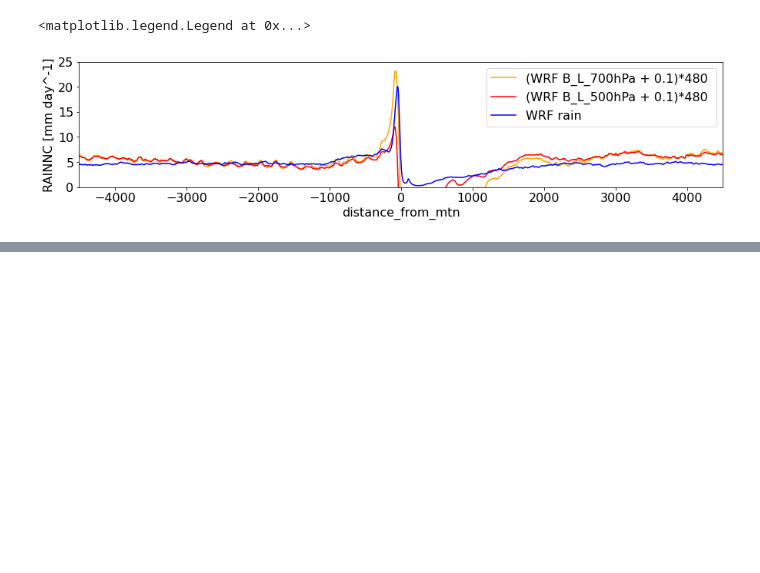
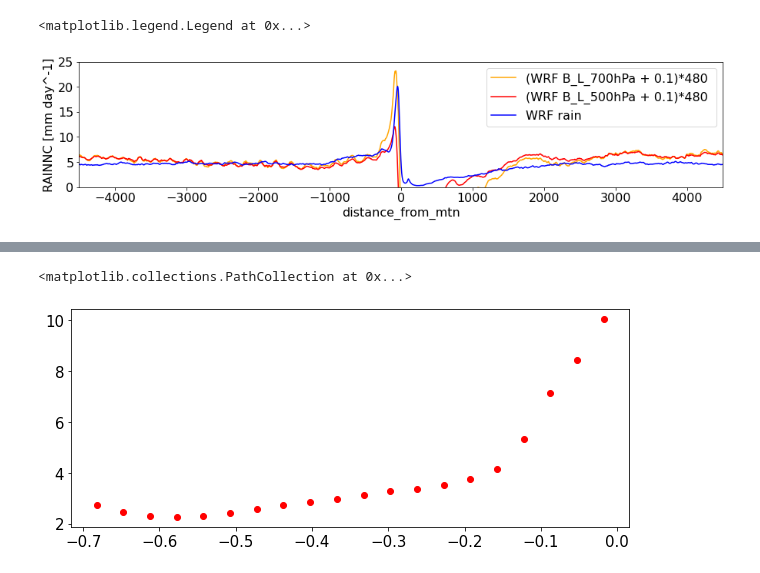
Before and after one commit to qnicolas/orographicPrecipitation, a Jupyter notebook: wrfProcessing/wrfDeepAhmedDiag.ipynb, the cells around one changed output, grey strips where cells are left out. Saved outputs shown, nothing was run; the diff lists cells and outputs as text; code cells hidden in the pictures; blank space fills up the shorter version.

```diff
--- a/wrfProcessing/wrfDeepAhmedDiag.ipynb
+++ b/wrfProcessing/wrfDeepAhmedDiag.ipynb
@@ -214,0 +320,8 @@ plt.legend()
+# %%
+W10S300.TB = W10S300.TEMP.isel(bottom_top=slice(0,9)).mean('bottom_top')
+#W12S300.TB = W12S300.TEMP.isel(bottom_top=slice(0,9)).mean('bottom_top')
+#W10S296.TB = W10S296.TEMP.isel(bottom_top=slice(0,9)).mean('bottom_top')
+# %%
+W10S300.QB = W10S300.Q.isel(bottom_top=slice(0,9)).mean('bottom_top')
+#W12S300.QB = W12S300.Q.isel(bottom_top=slice(0,9)).mean('bottom_top')
+#W10S296.QB = W10S296.Q.isel(bottom_top=slice(0,9)).mean('bottom_top')
@@ -214,0 +399,12 @@ plt.legend()
+# %%
+%%time
+W10S300.TL = xr.open_dataset(W10S300.path+'diags/wrf.TL.263days.nc').TEMP
+W10S300.QL = xr.open_dataset(W10S300.path+'diags/wrf.QL.263days.nc').QVAPOR
+W10S300.QLSTAR = xr.open_dataset(W10S300.path+'diags/wrf.QLSTAR.263days.nc').TEMP
+W10S300.TB = xr.open_dataset(W10S300.path+'diags/wrf.TB.263days.nc').TEMP
+W10S300.QB = xr.open_dataset(W10S300.path+'diags/wrf.QB.263days.nc').QVAPOR
+W10S300.EB = W10S300.TB + 2.5e3*W10S300.QB
+W10S300.EL = W10S300.TL + 2.5e3*W10S300.QL
+W10S300.ELSTAR = W10S300.TL + 2.5e3*W10S300.QLSTAR
+
+W10S300.BL = compute_BLsimple(W10S300.EB,W10S300.EL,W10S300.ELSTAR,kind='deep')
@@ -214,0 +414,4 @@ plt.legend()
+# %%
+%%time
+bins = np.linspace(-0.7,0,21)
+centers,means = get_binned(np.array(W10S300.BL).reshape(-1),np.array(W10S300.precip).reshape(-1),bins,bootstrap=False)
@@ -214,0 +421,6 @@ plt.legend()
+# %%
+_,ax=plt.subplots(figsize=(10,4))
+ax.scatter(centers,means,color='r')
+# %% [output]
+<matplotlib.collections.PathCollection at 0x...>
+[figure, added]
```
Also changed, not shown: parts of 42 cells of this notebook, 49 other files.
